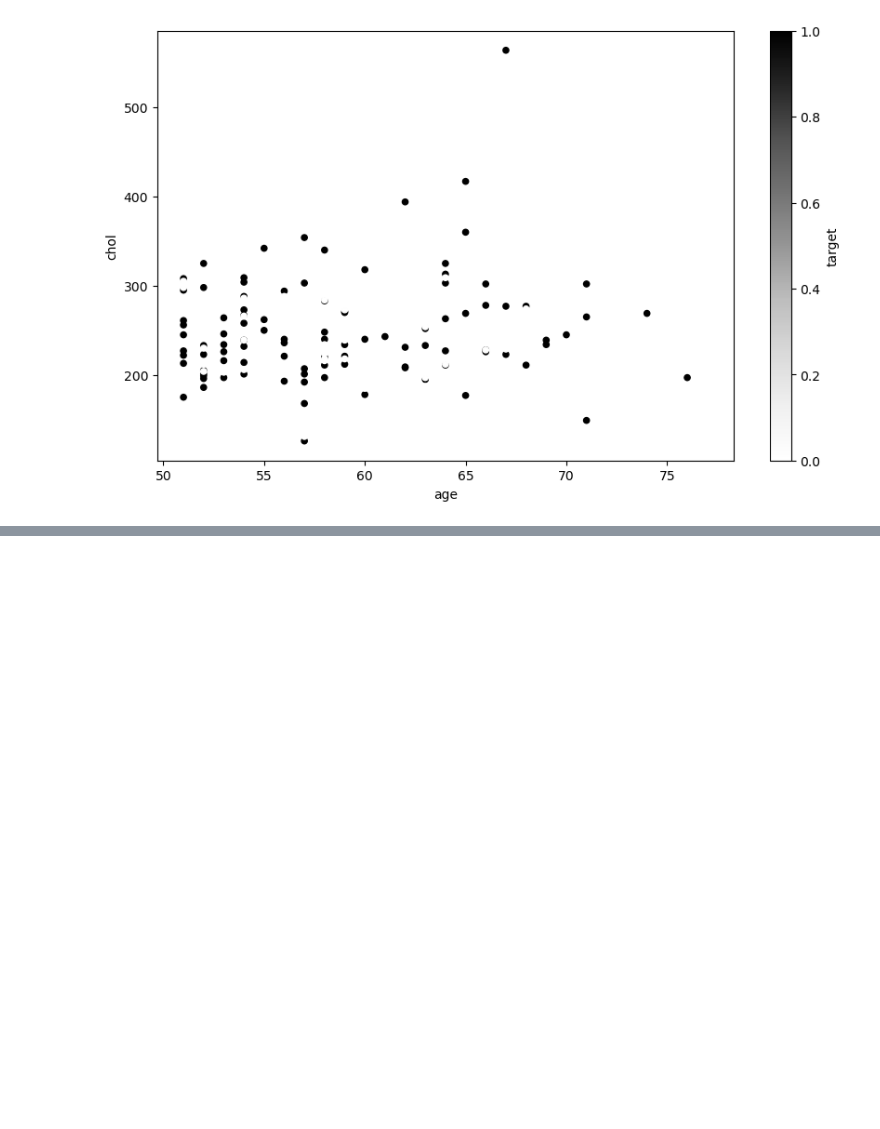
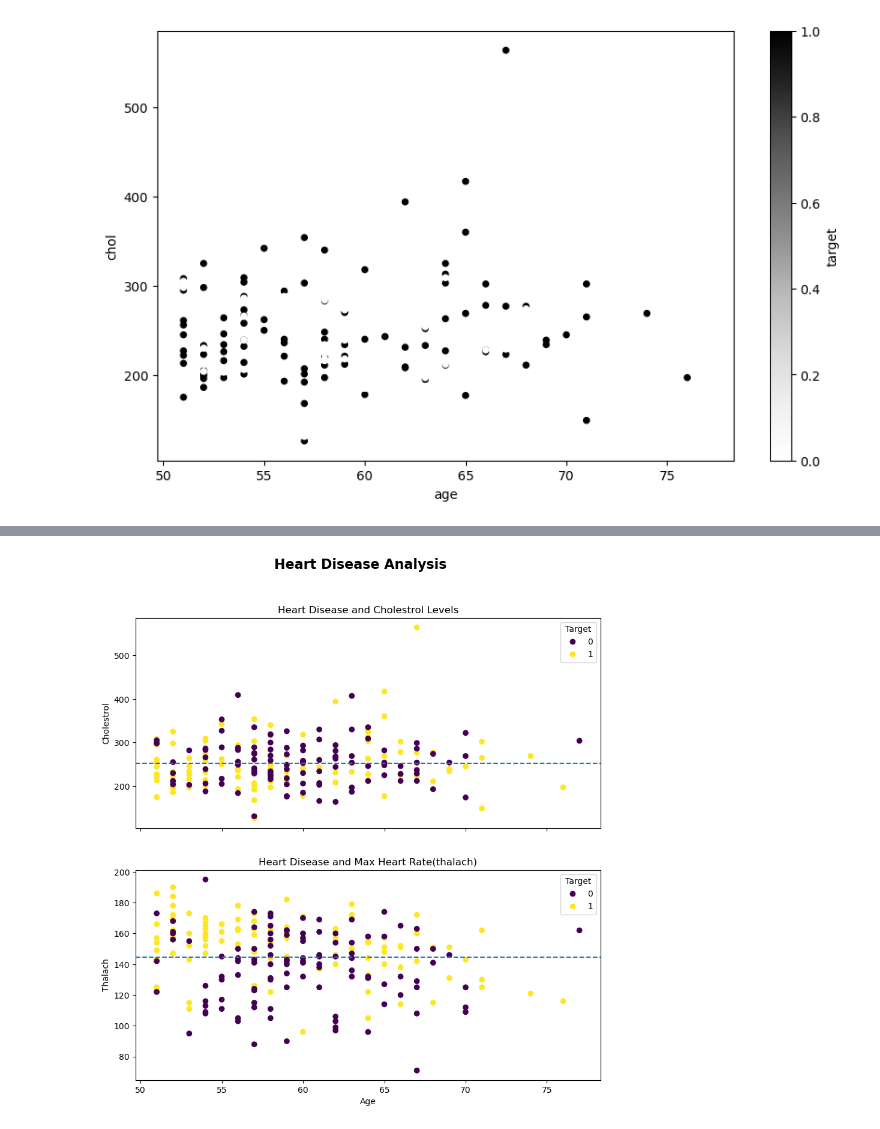
Before and after one commit to thesubodh1/Machine-Learning, a Jupyter notebook: matplotlib-intro.ipynb, the cells around one changed output, grey strips where cells are left out. Saved outputs shown, nothing was run; the diff lists cells and outputs as text; code cells hidden in the pictures; blank space fills up the shorter version.

```diff
--- a/matplotlib-intro.ipynb
+++ b/matplotlib-intro.ipynb
@@ -381,0 +466,35 @@ over_50.plot(kind="scatter",x="age",y="chol",c="target",ax=ax);
+# %%
+# subplots of chol,age, thalach
+fig,(ax0,ax1) = plt.subplots(figsize=(10,10),nrows=2,ncols=1,sharex=True)
+
+# add data to ax0
+scatter0 = ax0.scatter(x=over_50["age"],y=over_50["chol"],c=over_50["target"]);
+
+# customize ax0
+ax0.set(title="Heart Disease and Cholestrol Levels", ylabel="Cholestrol")
+
+# add a lefend to ax0
+ax0.legend(*scatter0.legend_elements(),title="Target");
+
+# add meanline
+ax0.axhline(y = over_50["chol"].mean(),linestyle="dashed");
+
+
+# now turn of second plot
+
+# plot the data
+scatter1 = ax1.scatter(x = over_50["age"], y=over_50["thalach"],c=over_50["target"])
+
+# customize the plot ax1
+ax1.set(title="Heart Disease and Max Heart Rate(thalach)",xlabel="Age",ylabel="Thalach")
+
+# add a legend to the plot ax1
+ax1.legend(*scatter1.legend_elements(),title = "Target");
+
+# add a mean line
+ax1.axhline(y = over_50["thalach"].mean(),linestyle="dashed");
+
+# add a title to the figure
+fig.suptitle("Heart Disease Analysis",fontsize=16,fontweight="bold");
+# %% [output]
+[figure, added]
```
Also changed, not shown: parts of 30 cells of this notebook.
